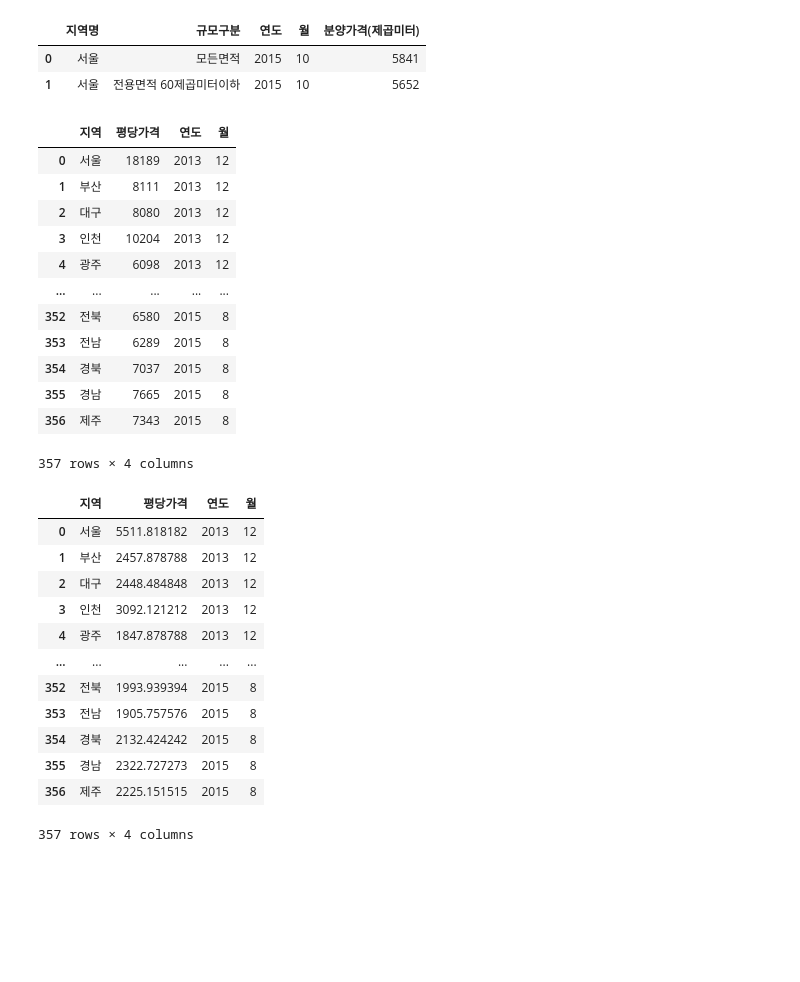
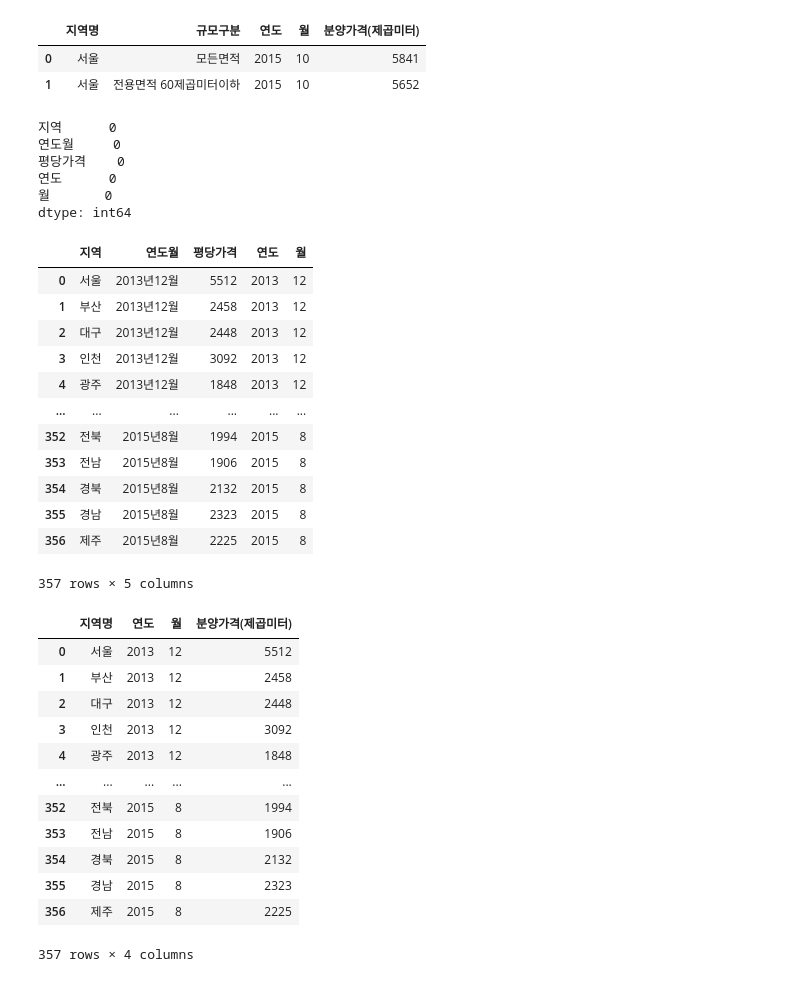
Before and after one commit to Hyo0806/ai, a Jupyter notebook: source/01_python/ch11_데이터프레임과 시리즈(Pandas)_(9~13절).ipynb, the cells around one changed output. Cells and saved outputs as stored; diff of their text form; code cells hidden in the pictures; blank space fills up the shorter version.

```diff
--- a/source/01_python/ch11_데이터프레임과 시리즈(Pandas)_(9~13절).ipynb
+++ b/source/01_python/ch11_데이터프레임과 시리즈(Pandas)_(9~13절).ipynb
@@ -577,40 +581,54 @@ df_last.head(2)
 |  | 지역명 | 규모구분 | 연도 | 월 | 분양가격(제곱미터) |
 | 0 | 서울 | 모든면적 | 2015 | 10 | 5841 |
 | 1 | 서울 | 전용면적 60제곱미터이하 | 2015 | 10 | 5652 |
+# %%
+# 결측치가 있는지 먼저 확인하는것은
+df_first.isna().sum()
+# %% [output]
+지역      0
+연도월     0
+평당가격    0
+연도      0
+월       0
+dtype: int64
 # %%
+# 강사님은 여기서 변질시키기 않기 위해 바로 new_first에 담으셨다. 맨 처음 것에 바로
 df_first = df_first.melt(id_vars=['지역'], var_name='연도월', value_name='평당가격')
 df_first['연도'] = df_first['연도월'].apply(lambda datestr : int(datestr.split('년')[0]))
-df_first['월'] = df_first['연도월'].apply(lambda datestr : int(datestr.split('년')[1].replace('월','')))
-df_first.drop(['연도월'],axis=1, inplace=True)
+df_first['월'] = df_first['연도월'].apply(lambda datestr : int(datestr.split('년')[1].replace('월',''))) # replace 대신 [-1][:-1] 이렇게 할수도 있음!!
+df_first['평당가격'] = np.round(df_first['평당가격']/3.3).astype('int') # 여기서 바로 new_first['분양가격(제곱미터)'] = ~ 로 할당하면 나중에 바꿀필요없음
+# 내가 못했던 정수로 바꾸는것(astype 해도 되고 위에서 내가 시도하려했던 round는 ()안에 넣으면 되는거였네 근데 그래도 뒤에 소수점이 있어서 astype 해야함)
 df_first
 # %% [output]
-|  | 지역 | 평당가격 | 연도 | 월 |
-| 0 | 서울 | 18189 | 2013 | 12 |
-| 1 | 부산 | 8111 | 2013 | 12 |
-| 2 | 대구 | 8080 | 2013 | 12 |
-| 3 | 인천 | 10204 | 2013 | 12 |
-| 4 | 광주 | 6098 | 2013 | 12 |
-| ... | ... | ... | ... | ... |
-| 352 | 전북 | 6580 | 2015 | 8 |
-| 353 | 전남 | 6289 | 2015 | 8 |
-| 354 | 경북 | 7037 | 2015 | 8 |
-| 355 | 경남 | 7665 | 2015 | 8 |
-| 356 | 제주 | 7343 | 2015 | 8 |
+|  | 지역 | 연도월 | 평당가격 | 연도 | 월 |
+| 0 | 서울 | 2013년12월 | 5512 | 2013 | 12 |
+| 1 | 부산 | 2013년12월 | 2458 | 2013 | 12 |
+| 2 | 대구 | 2013년12월 | 2448 | 2013 | 12 |
+| 3 | 인천 | 2013년12월 | 3092 | 2013 | 12 |
+| 4 | 광주 | 2013년12월 | 1848 | 2013 | 12 |
+| ... | ... | ... | ... | ... | ... |
+| 352 | 전북 | 2015년8월 | 1994 | 2015 | 8 |
+| 353 | 전남 | 2015년8월 | 1906 | 2015 | 8 |
+| 354 | 경북 | 2015년8월 | 2132 | 2015 | 8 |
+| 355 | 경남 | 2015년8월 | 2323 | 2015 | 8 |
+| 356 | 제주 | 2015년8월 | 2225 | 2015 | 8 |
-357 rows × 4 columns
+357 rows × 5 columns
 # %%
-df_first['평당가격'] = df_first['평당가격']/3.3
-df_first
+new_first = df_first.drop(['연도월'],axis=1) # 위에서 할당하면 평당가격, 분양가격 둘다 있기 때문에 여기서 연도월 외에 평당가격도 삭제하기
+new_first.columns = ['지역명','분양가격(제곱미터)','연도','월'] #위에서 평당가격, 연도월이 삭제되고 연도, 월 뒤에 분양가격이 붙었기에 나처럼 밑에서 순서를 변경할 필요가 없음
+new_first = new_first.iloc[:, [0,2,3,1]] # 위에 이름이 달랐어서 아까 concat이 안되었던거지 순서 원래 뒤바뀌어도 상관없음
+new_first
 # %% [output]
-|  | 지역 | 평당가격 | 연도 | 월 |
-| 0 | 서울 | 5511.818182 | 2013 | 12 |
-| 1 | 부산 | 2457.878788 | 2013 | 12 |
-| 2 | 대구 | 2448.484848 | 2013 | 12 |
-| 3 | 인천 | 3092.121212 | 2013 | 12 |
-| 4 | 광주 | 1847.878788 | 2013 | 12 |
+|  | 지역명 | 연도 | 월 | 분양가격(제곱미터) |
+| 0 | 서울 | 2013 | 12 | 5512 |
+| 1 | 부산 | 2013 | 12 | 2458 |
+| 2 | 대구 | 2013 | 12 | 2448 |
+| 3 | 인천 | 2013 | 12 | 3092 |
+| 4 | 광주 | 2013 | 12 | 1848 |
 | ... | ... | ... | ... | ... |
-| 352 | 전북 | 1993.939394 | 2015 | 8 |
-| 353 | 전남 | 1905.757576 | 2015 | 8 |
-| 354 | 경북 | 2132.424242 | 2015 | 8 |
-| 355 | 경남 | 2322.727273 | 2015 | 8 |
-| 356 | 제주 | 2225.151515 | 2015 | 8 |
+| 352 | 전북 | 2015 | 8 | 1994 |
+| 353 | 전남 | 2015 | 8 | 1906 |
+| 354 | 경북 | 2015 | 8 | 2132 |
+| 355 | 경남 | 2015 | 8 | 2323 |
+| 356 | 제주 | 2015 | 8 | 2225 |
 357 rows × 4 columns
```
Also changed, not shown: parts of 74 cells of this notebook, 3 other files.
